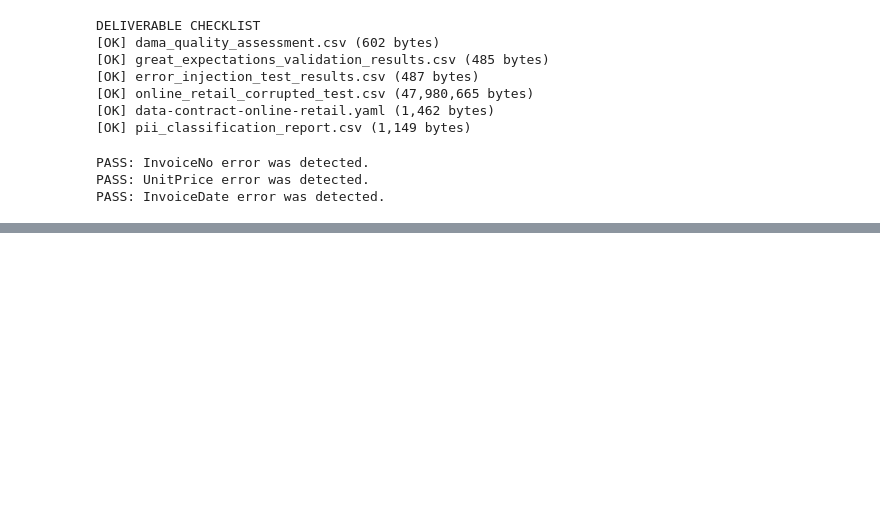
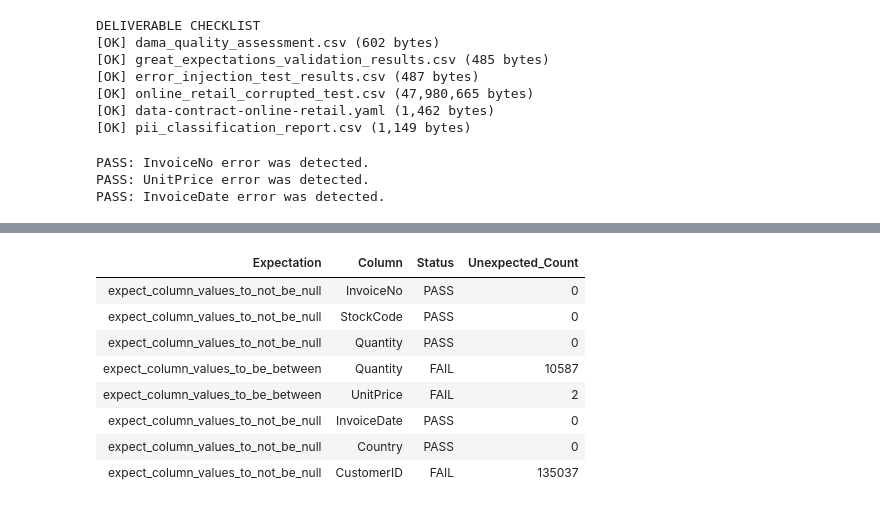
Before and after one commit to Swati2000-data/cynaris-internship-swati, a Jupyter notebook: Data Visualization/data_governance.ipynb, the cells around one changed output, grey strips where cells are left out. Saved outputs shown, nothing was run; the diff lists cells and outputs as text; code cells hidden in the pictures; blank space fills up the shorter version.

```diff
--- a/Data Visualization/data_governance.ipynb
+++ b/Data Visualization/data_governance.ipynb
@@ -935,0 +1002,74 @@ PASS: InvoiceDate error was detected.
+# %%
+from pathlib import Path
+from datetime import datetime
+
+# Build the original validation table
+original_report = pd.DataFrame([
+    {
+        "Expectation": result.expectation_config.type,
+        "Column": result.expectation_config.kwargs.get("column", ""),
+        "Status": "PASS" if result.success else "FAIL",
+        "Unexpected_Count": result.result.get("unexpected_count", 0)
+    }
+    for result in validation_results.results
+])
+
+original_report.to_csv(
+    "great_expectations_validation_results.csv", index=False
+)
+
+passed = sum(result.success for result in validation_results.results)
+failed = len(validation_results.results) - passed
+
+html_report = f"""<!DOCTYPE html>
+<html>
+<head>
+<meta charset="utf-8">
+<title>Online Retail Data Quality Validation Report</title>
+<style>
+body {{ font-family: Arial, sans-serif; margin: 30px; color: #222; }}
+h1, h2 {{ color: #17365D; }}
+.summary {{ background: #f1f5f9; padding: 14px; margin: 15px 0; }}
+table {{ border-collapse: collapse; width: 100%; margin-bottom: 25px; }}
+th, td {{ border: 1px solid #ccc; padding: 8px; text-align: left; }}
+th {{ background: #17365D; color: white; }}
+</style>
+</head>
+<body>
+<h1>Online Retail Data Quality Validation Report</h1>
+<p>Generated: {datetime.now().strftime("%Y-%m-%d %H:%M")}</p>
+<p>Dataset: cleaned_online_retail.csv</p>
+<p>Dataset size: {len(df):,} rows × {len(df.columns)} columns</p>
+
+<div class="summary">
+<h2>Original Dataset Summary</h2>
+<p>Total expectations: {len(validation_results.results)}</p>
+<p>Passed: {passed} | Failed: {failed}</p>
+<p>Overall status: {"PASS" if validation_results.success else "FAIL — review flagged records"}</p>
+</div>
+
+<h2>Original Dataset Validation</h2>
+{original_report.to_html(index=False, escape=True)}
+
+<h2>Error-Injection Test</h2>
+<p>This test uses a separate copy of the dataset with intentionally introduced errors.</p>
+{corrupted_results_table.to_html(index=False, escape=True)}
+
+<h2>Recommendations</h2>
+<ul>
+<li>Investigate negative quantities to distinguish returns from data errors.</li>
+<li>Review negative unit prices against business rules.</li>
+<li>Confirm whether CustomerID is mandatory for every transaction.</li>
+<li>Monitor missing values and validation failures regularly.</li>
+</ul>
+</body>
+</html>
+"""
+
+Path("great_expectations_validation_report.html").write_text(
+    html_report, encoding="utf-8"
+)
+
+print("HTML validation report saved.")
+display(HTML(html_report))
+# %% [output]
@@ -935,0 +1086,9 @@ PASS: InvoiceDate error was detected.
+| Expectation | Column | Status | Unexpected_Count |
+| expect_column_values_to_not_be_null | InvoiceNo | PASS | 0 |
+| expect_column_values_to_not_be_null | StockCode | PASS | 0 |
+| expect_column_values_to_not_be_null | Quantity | PASS | 0 |
+| expect_column_values_to_be_between | Quantity | FAIL | 10587 |
+| expect_column_values_to_be_between | UnitPrice | FAIL | 2 |
+| expect_column_values_to_not_be_null | InvoiceDate | PASS | 0 |
+| expect_column_values_to_not_be_null | Country | PASS | 0 |
+| expect_column_values_to_not_be_null | CustomerID | FAIL | 135037 |
```
Also changed, not shown: parts of 12 cells of this notebook, 3 other files.
